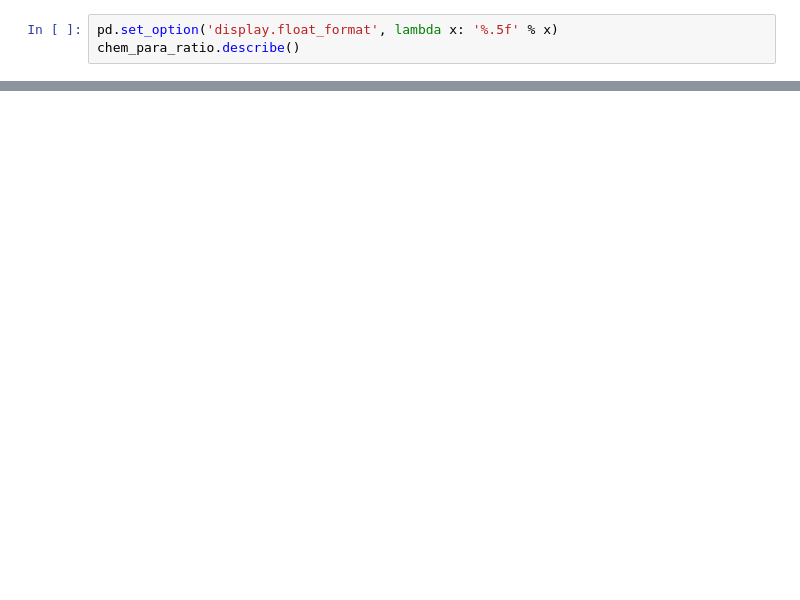
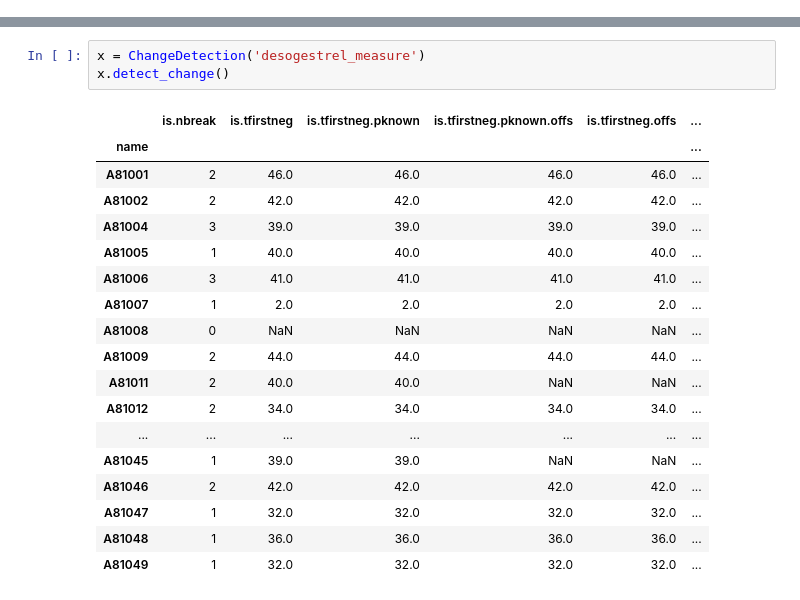
Before and after one commit to ebmdatalab/change_detection, a Jupyter notebook: change_speed_metrics.ipynb, the cells around one changed output, grey strips where cells are left out. Saved outputs shown, nothing was run; the diff lists cells and outputs as text; blank space fills up the shorter version.

```diff
--- a/change_speed_metrics.ipynb
+++ b/change_speed_metrics.ipynb
@@ -64,3 +32,0 @@ chem_para#.loc[(chem_para['ratio']==0)]
-# %%
-pd.set_option('display.float_format', lambda x: '%.5f' % x)
-chem_para_ratio.describe()
@@ -76,0 +81,22 @@ chem_para_ratio.describe()
+# %%
+x = ChangeDetection('desogestrel_measure')
+x.detect_change()
+# %% [output]
+|  | is.nbreak | is.tfirstneg | is.tfirstneg.pknown | is.tfirstneg.pknown.offs | is.tfirstneg.offs | ... |
+| name |  |  |  |  |  | ... |
+| A81001 | 2 | 46.0 | 46.0 | 46.0 | 46.0 | ... |
+| A81002 | 2 | 42.0 | 42.0 | 42.0 | 42.0 | ... |
+| A81004 | 3 | 39.0 | 39.0 | 39.0 | 39.0 | ... |
+| A81005 | 1 | 40.0 | 40.0 | 40.0 | 40.0 | ... |
+| A81006 | 3 | 41.0 | 41.0 | 41.0 | 41.0 | ... |
+| A81007 | 1 | 2.0 | 2.0 | 2.0 | 2.0 | ... |
+| A81008 | 0 | NaN | NaN | NaN | NaN | ... |
+| A81009 | 2 | 44.0 | 44.0 | 44.0 | 44.0 | ... |
+| A81011 | 2 | 40.0 | 40.0 | NaN | NaN | ... |
+| A81012 | 2 | 34.0 | 34.0 | 34.0 | 34.0 | ... |
+| ... | ... | ... | ... | ... | ... | ... |
+| A81045 | 1 | 39.0 | 39.0 | NaN | NaN | ... |
+| A81046 | 2 | 42.0 | 42.0 | 42.0 | 42.0 | ... |
+| A81047 | 1 | 32.0 | 32.0 | 32.0 | 32.0 | ... |
+| A81048 | 1 | 36.0 | 36.0 | 36.0 | 36.0 | ... |
+| A81049 | 1 | 32.0 | 32.0 | 32.0 | 32.0 | ... |
```
Also changed, not shown: parts of 10 cells of this notebook, 6 other files.
